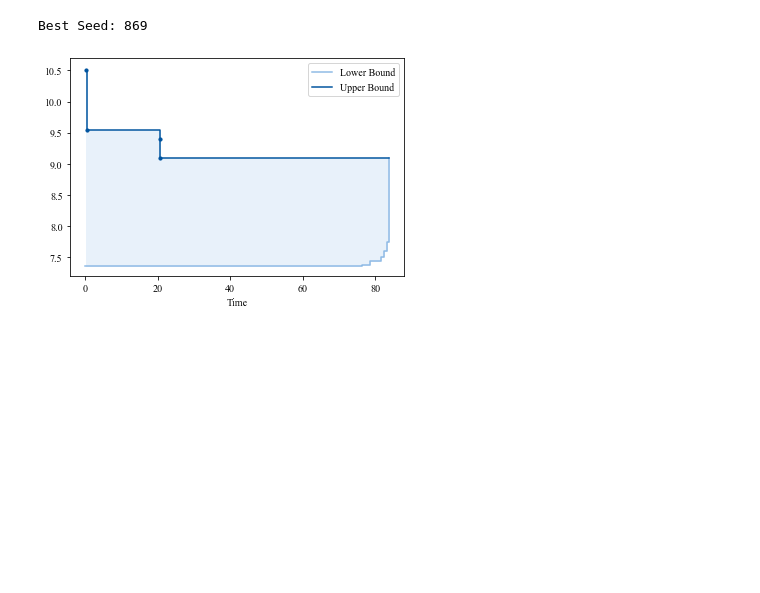
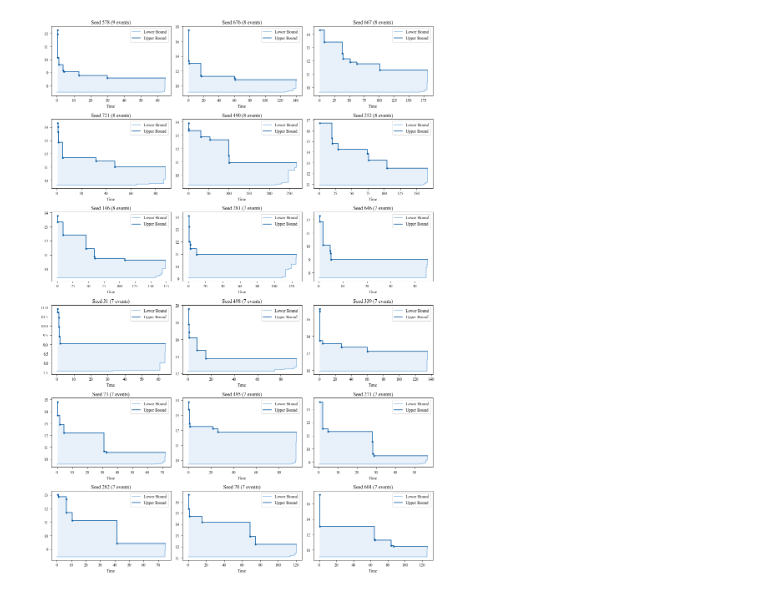
Before and after one commit to jsb/LayoutEmbedding, a Jupyter notebook: notebooks/optimization_timeline.ipynb, the cells around one changed output. Cells and saved outputs as stored; diff of their text form; code cells hidden in the pictures; blank space fills up the shorter version.

```diff
--- a/notebooks/optimization_timeline.ipynb
+++ b/notebooks/optimization_timeline.ipynb
@@ -55,14 +55,3 @@ Seed 912: 5 upper bound events
-# %%
-best_seed = runs[0]['seed']
-print(f'Best Seed: {best_seed}')
-
-lb_fn = optimization_pipeline_output_dir + f'/{best_seed}_lower_bound.csv'
-ub_fn = optimization_pipeline_output_dir + f'/{best_seed}_upper_bound.csv'
-
-lb_data = pd.read_csv(lb_fn)
-ub_data = pd.read_csv(ub_fn)
-# %% [output]
-Best Seed: 869
 # %%
 def plot_run(lb_data, ub_data):
     min_t = min(lb_data['t'].min(), ub_data['t'].min())
@@ -102,8 +92,26 @@ def plot_run(lb_data, ub_data):
 
     plt.legend()
     plt.savefig('/home/born/Downloads/optimization_timeline.pdf')
-# %%
-plot_run(lb_data, ub_data)
-# %% [output]
-[figure, removed]
+# %%
+n_cols = 3
+n_rows = 6
+n_runs = n_cols * n_rows
+
+runs = sorted(runs, key=lambda r: r['num_events'], reverse=True)
+#plt.figure(figsize=(14,n_rows*4))
+scale = 1.6
+plt.figure(figsize=(8.27 * scale, 11.69 * scale)) # A4
+for i, run in enumerate(runs[0:n_runs]):
+    seed = run['seed']
+    num_events = run['num_events']
+    lb_fn = optimization_pipeline_output_dir + f'/{seed}_lower_bound.csv'
+    ub_fn = optimization_pipeline_output_dir + f'/{seed}_upper_bound.csv'
+    lb_data = pd.read_csv(lb_fn)
+    ub_data = pd.read_csv(ub_fn)
+    plt.subplot(n_rows, n_cols, i+1)
+    plt.title(f'Seed {seed} ({num_events} events)')
+    plot_run(lb_data, ub_data)
+plt.tight_layout()
+# %% [output]
+[figure, added]
 # %%
```
Also changed, not shown: parts of 3 cells of this notebook, 1 other file.
